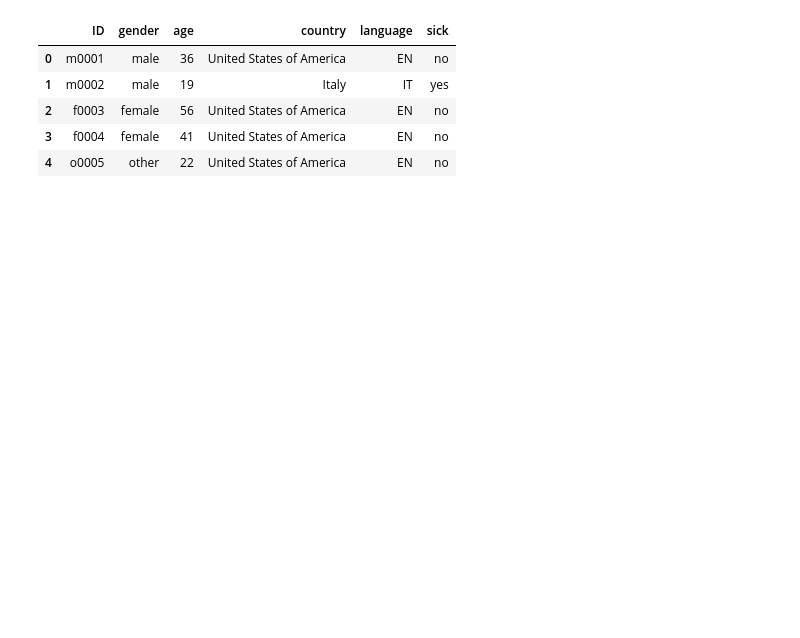
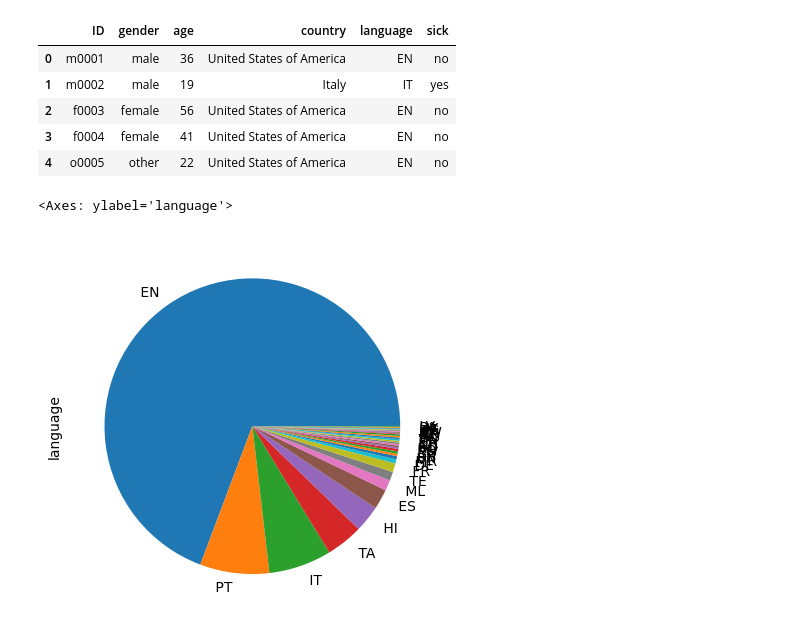
Before and after one commit to Knerten0815/GeoCougher, a Jupyter notebook: data_sneeze_exploration.ipynb, the cells around one changed output. Cells and saved outputs as stored; diff of their text form; code cells hidden in the pictures; blank space fills up the shorter version.

```diff
--- a/data_sneeze_exploration.ipynb
+++ b/data_sneeze_exploration.ipynb
@@ -43,3 +28,23 @@ data.head()
 | 2 | f0003 | female | 56 | United States of America | EN | no |
 | 3 | f0004 | female | 41 | United States of America | EN | no |
 | 4 | o0005 | other | 22 | United States of America | EN | no |
+# %%
+def get_dataframe_from_class_label(directory, class_label):
+    files = os.listdir(directory)
+    class_files = [file for file in files if class_label in file]
+    # Create a DataFrame from class_files
+    class_df = pd.DataFrame(class_files, columns=['filename'])
+
+    # Extract the ID from the filename
+    class_df['ID'] = class_df['filename'].str.extract('([a-z]\\d+)')
+    # Merge class_df with data on the ID column
+
+    merged_df = pd.merge(class_df, data, on='ID')
+    return merged_df
+# %%
+vocalsound_directory = "../vs_release_16k/audio_16k"
+sneeze_data = get_dataframe_from_class_label(vocalsound_directory, "sneeze")
+sneeze_data.language.value_counts().plot(kind='pie')
+# %% [output]
+<Axes: ylabel='language'>
+[figure, added]
```
Also changed, not shown: parts of 3 cells of this notebook.
